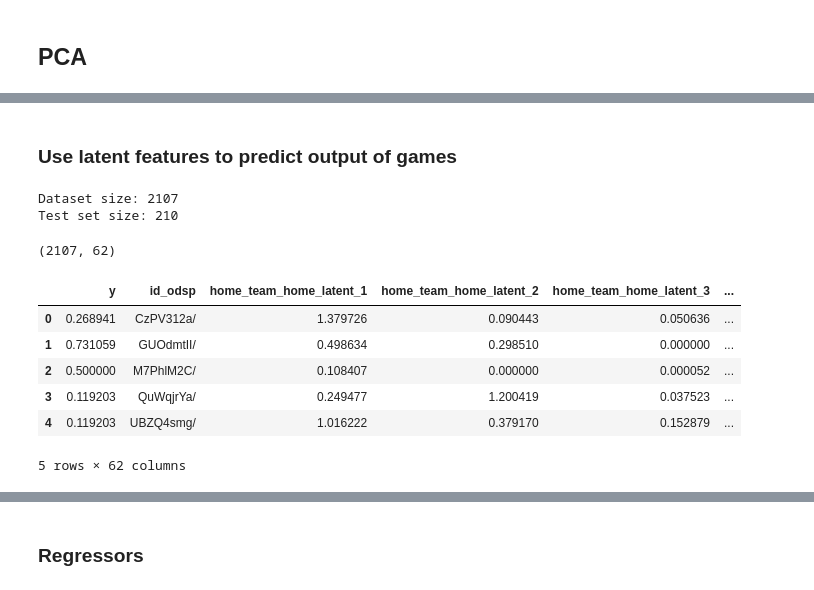
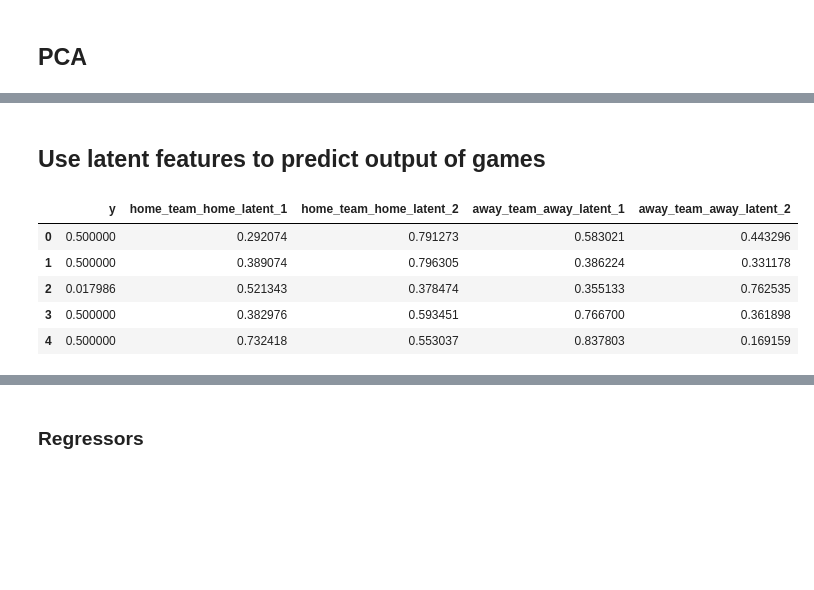
Before and after one commit to ValentinMoullet/SportsGameSimulator, a Jupyter notebook: latent_variables_playground.ipynb, the cells around one changed output, grey strips where cells are left out. Cells and saved outputs as stored; diff of their text form; code cells hidden in the pictures; blank space fills up the shorter version.

```diff
--- a/latent_variables_playground.ipynb
+++ b/latent_variables_playground.ipynb
@@ -143 +84,3 @@ X = X[:, np.argsort(-temp_X.sum(axis=0))]
+# %%
+X = get_sorted_confrontation_matrix(X)
 # %%
@@ -242,10 +174,2 @@ for i, team_name in enumerate(away_teams):
 # %% [markdown]
-### Use latent features to predict output of games
+## Use latent features to predict output of games
-# %%
-dataset_size = game_info_df.shape[0]
-test_set_size = int(dataset_size * TEST_SET_RATIO)
-print("Dataset size:", dataset_size)
-print("Test set size:", test_set_size)
-# %% [output]
-Dataset size: 2107
-Test set size: 210
@@ -260,51 +175,0 @@ for i, team_name in enumerate(away_teams):
-# %%
-use_home_and_away_features = False
-
-games = []
-for idx, row in game_info_df.iterrows():
-    home_team = row['ht']
-    away_team = row['at']
-    home_goals = row['fthg']
-    away_goals = row['ftag']
-    id_odsp = row['id_odsp']
-    season = row['season']
-    prob_home_team_win = sigmoid(home_goals - away_goals)
-    to_append = []
-    to_append.append([prob_home_team_win, id_odsp])
-    if not home_team in home_teams_to_latent or not home_team in away_teams_to_latent or not away_team in home_teams_to_latent or not away_team in away_teams_to_latent:
-        continue
-    to_append.append(home_teams_to_latent[home_team])
-    if use_home_and_away_features:
-        to_append.append(away_teams_to_latent[home_team])
-        to_append.append(home_teams_to_latent[away_team])
-    to_append.append(away_teams_to_latent[away_team])
-    # Flatten list
-    to_append = [item for sublist in to_append for item in sublist]
-    games.append(to_append)
-
-# Create column names
-labels = ['y', 'id_odsp']
-for i in range(1, k+1):
-    labels.append('home_team_home_latent_%d' % i)
-
-if use_home_and_away_features:
-    for i in range(1, k+1):
-        labels.append('home_team_away_latent_%d' % i)
-    for i in range(1, k+1):
-        labels.append('away_team_home_latent_%d' % i)
-
-for i in range(1, k+1):
-    labels.append('away_team_away_latent_%d' % i)
-
-games_latent_df = pd.DataFrame.from_records(games, columns=labels)
-print(games_latent_df.shape)
-games_latent_df.head()
-# %% [output]
-(2107, 62)
-|  | y | id_odsp | home_team_home_latent_1 | home_team_home_latent_2 | home_team_home_latent_3 | ... |
-| 0 | 0.268941 | CzPV312a/ | 1.379726 | 0.090443 | 0.050636 | ... |
-| 1 | 0.731059 | GUOdmtII/ | 0.498634 | 0.298510 | 0.000000 | ... |
-| 2 | 0.500000 | M7PhlM2C/ | 0.108407 | 0.000000 | 0.000052 | ... |
-| 3 | 0.119203 | QuWqjrYa/ | 0.249477 | 1.200419 | 0.037523 | ... |
-| 4 | 0.119203 | UBZQ4smg/ | 1.016222 | 0.379170 | 0.152879 | ... |
-5 rows × 62 columns
@@ -317,0 +176,14 @@ if replace_zeros_by_mean:
+# %%
+# For training
+games_latent_train_df = create_latent_df(game_info_train_df, W, H, home_teams, away_teams)
+data_labels = games_latent_train_df.columns[1:]
+target_label = games_latent_train_df.columns[0]
+data, target = get_data_and_target(games_latent_train_df, data_labels, target_label)
+games_latent_train_df.head()
+# %% [output]
+|  | y | home_team_home_latent_1 | home_team_home_latent_2 | away_team_away_latent_1 | away_team_away_latent_2 |
+| 0 | 0.500000 | 0.292074 | 0.791273 | 0.583021 | 0.443296 |
+| 1 | 0.500000 | 0.389074 | 0.796305 | 0.386224 | 0.331178 |
+| 2 | 0.017986 | 0.521343 | 0.378474 | 0.355133 | 0.762535 |
+| 3 | 0.500000 | 0.382976 | 0.593451 | 0.766700 | 0.361898 |
+| 4 | 0.500000 | 0.732418 | 0.553037 | 0.837803 | 0.169159 |
```
Also changed, not shown: parts of 59 cells of this notebook, 15 other files.
